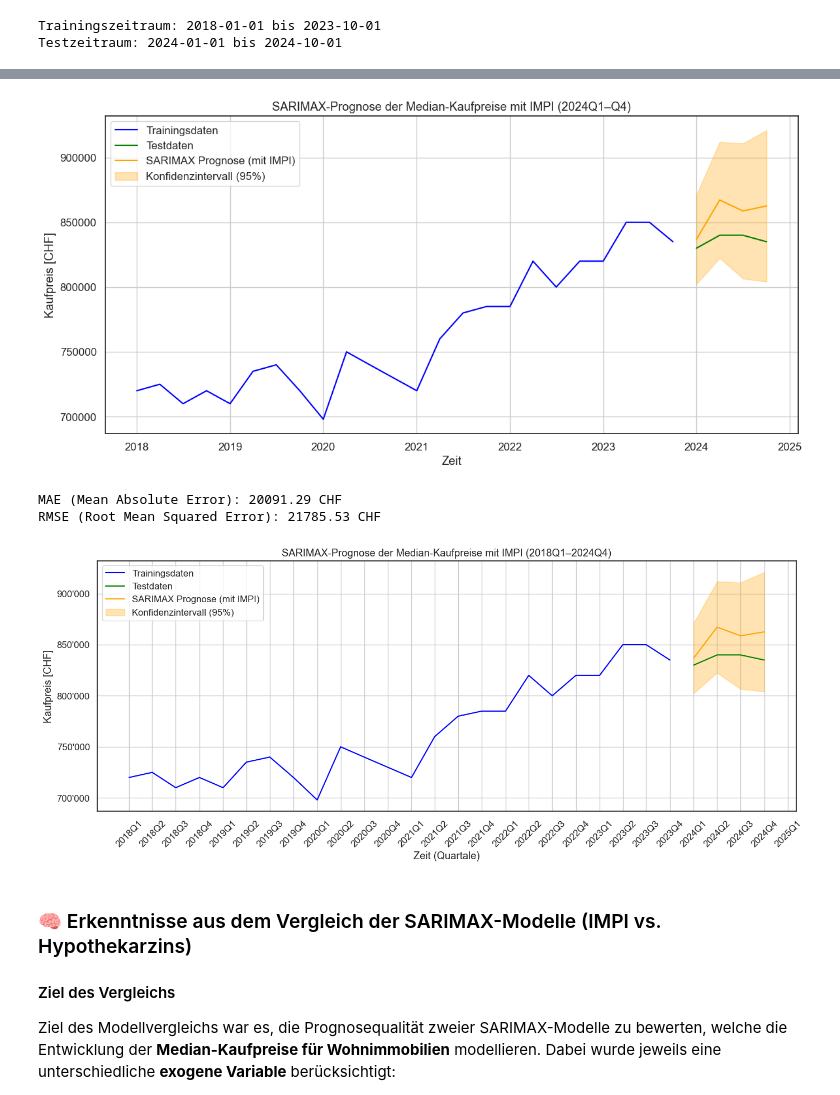
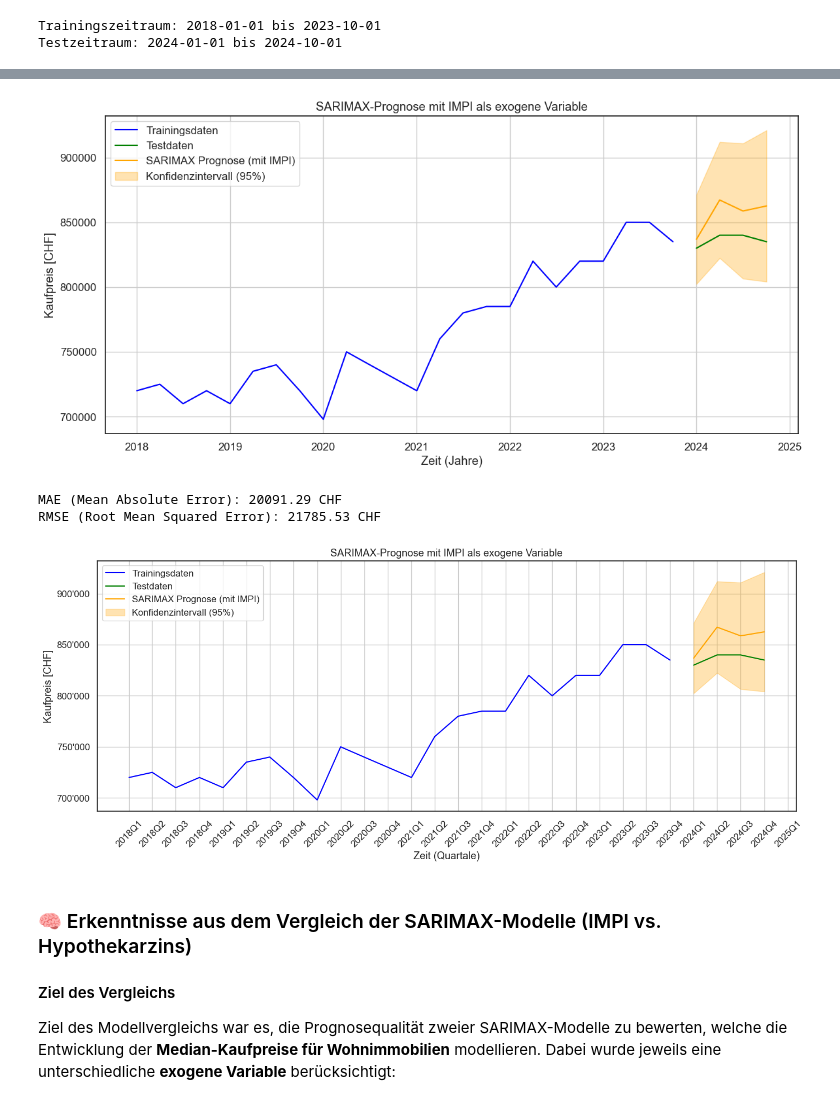
Before and after one commit to noeChicharro/Einfluss_von_Inflation_und_Zinsen_auf_den_Immobilienmark, a Jupyter notebook: src/antonio_jupyter_notebooks/Datenanalyse_Kapitel_4_5.ipynb, the cells around one changed output, grey strips where cells are left out. Saved outputs shown, nothing was run; the diff lists cells and outputs as text; code cells hidden in the pictures.

```diff
--- a/src/antonio_jupyter_notebooks/Datenanalyse_Kapitel_4_5.ipynb
+++ b/src/antonio_jupyter_notebooks/Datenanalyse_Kapitel_4_5.ipynb
@@ -1888,36 +1888,36 @@ n_test = len(test_impi)
 exog_forecast = test_impi[['impi_index']]
 
 # Prognose generieren
 sarimax_forecast = sarimax_fit_imp.predict(
     start=len(train_impi),
     end=len(train_impi) + n_test - 1,
     exog=exog_forecast
 )
 
 # Konfidenzintervall generieren (optional für Visualisierung)
 pred_result = sarimax_fit_imp.get_prediction(
     start=len(train_impi),
     end=len(train_impi) + n_test - 1,
     exog=exog_forecast
 )
 conf_int = pred_result.conf_int()
 
 # Visualisierung der Prognose
 plt.figure(figsize=(12, 6))
 plt.plot(train_impi.index, train_impi['median_kaufpreis'], label='Trainingsdaten', color='blue')
 plt.plot(test_impi.index, test_impi['median_kaufpreis'], label='Testdaten', color='green')
 plt.plot(test_impi.index, sarimax_forecast, label='SARIMAX Prognose (mit IMPI)', color='orange')
 plt.fill_between(test_impi.index, conf_int.iloc[:, 0], conf_int.iloc[:, 1], color='orange', alpha=0.3, label='Konfidenzintervall (95%)')
 
-plt.title("SARIMAX-Prognose der Median-Kaufpreise mit IMPI (2024Q1–Q4)")
-plt.xlabel("Zeit")
+plt.title("SARIMAX-Prognose mit IMPI als exogene Variable")
+plt.xlabel("Zeit (Jahre)")
 plt.ylabel("Kaufpreis [CHF]")
 plt.legend()
 plt.grid(True)
 plt.tight_layout()
 plt.show()
 # %% [output]
-[figure, old version]
+[figure, new version]
 # %%
 # MAE und RMSE für das SARIMAX-Modell mit IMPI berechnen
 
@@ -1965,7 +1965,7 @@ ax.fill_between(
 )
 
 # Achsentitel
-ax.set_title("SARIMAX-Prognose der Median-Kaufpreise mit IMPI (2018Q1–2024Q4)")
+ax.set_title("SARIMAX-Prognose mit IMPI als exogene Variable")
 ax.set_xlabel("Zeit (Quartale)")
 ax.set_ylabel("Kaufpreis [CHF]")
 
@@ -1982,7 +1982,7 @@ ax.grid(True)
 plt.tight_layout()
 plt.show()
 # %% [output]
-[figure, old version]
+[figure, new version]
 # %% [markdown]
 ### 🧠 Erkenntnisse aus dem Vergleich der SARIMAX-Modelle (IMPI vs. Hypothekarzins)
 
```
Also changed, not shown: parts of 17 cells of this notebook.
